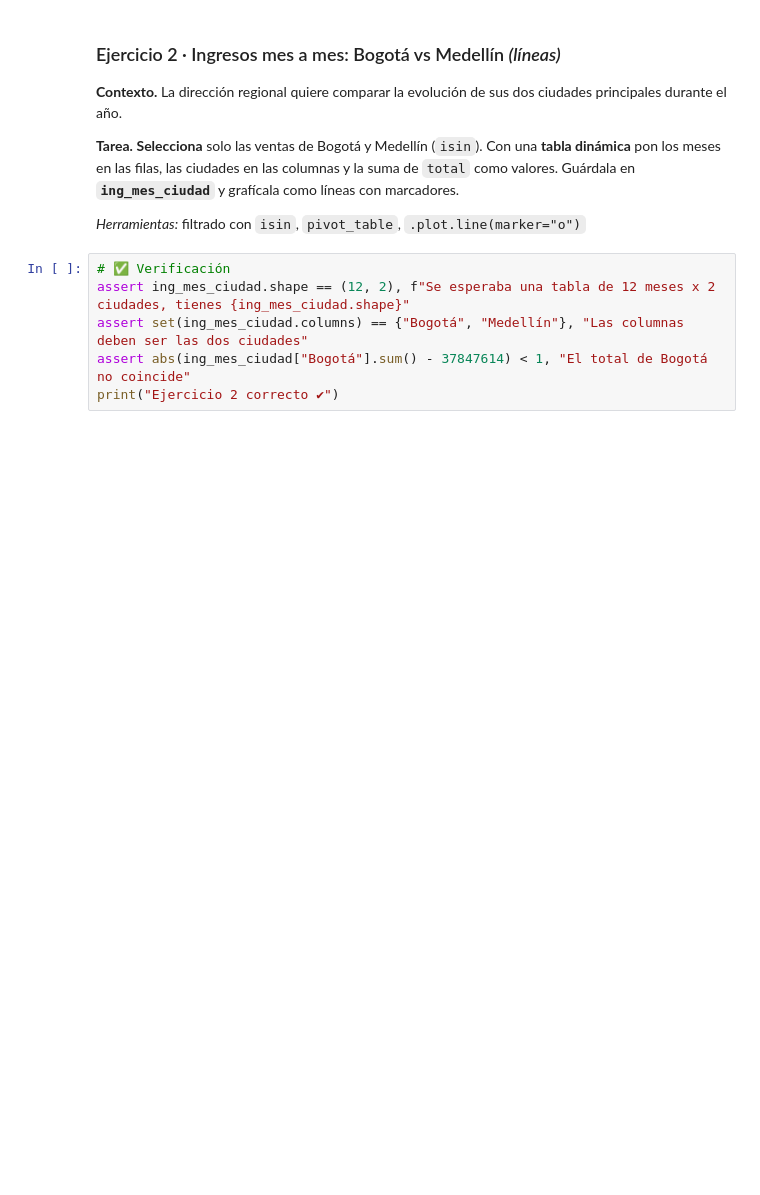
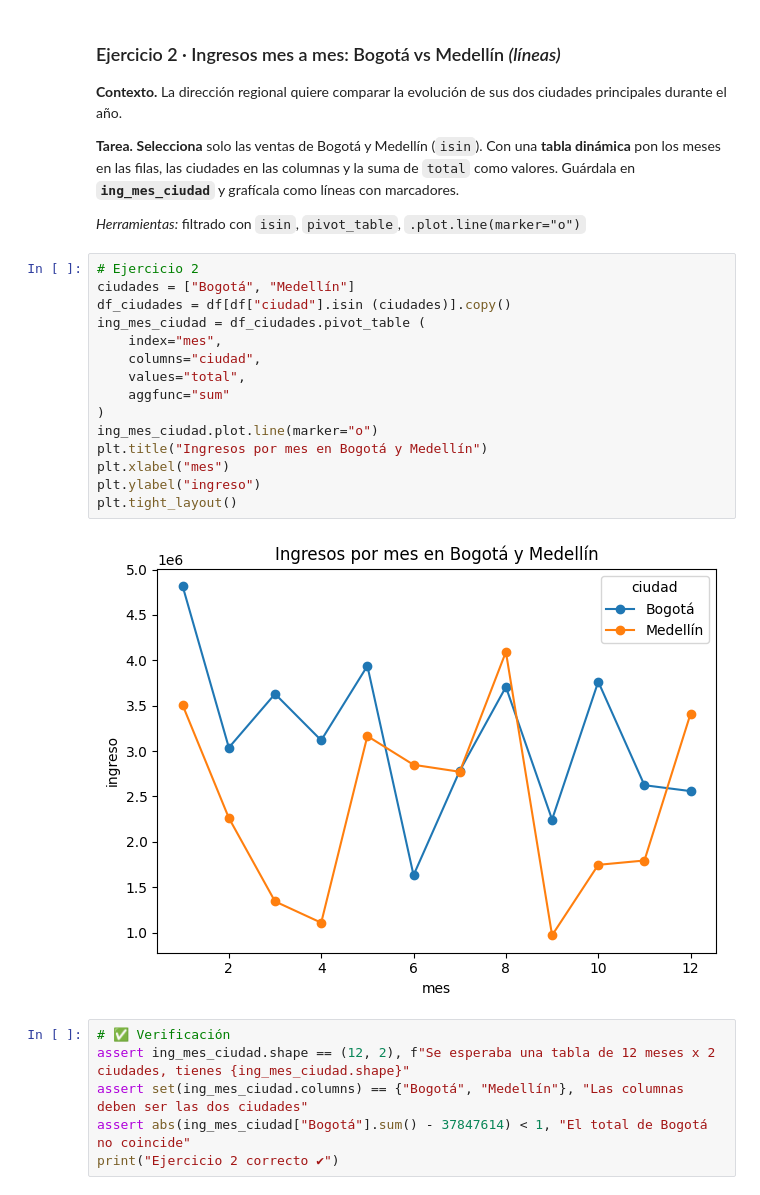
Before and after one commit to Manu26519/Talller_graficas_correcto, a Jupyter notebook: Taller_Graficos_Publicacion.ipynb, the cells around one changed output. Drawn from its saved outputs; the diff is of its cells as text; blank space fills up the shorter version.

```diff
--- a/Taller_Graficos_Publicacion.ipynb
+++ b/Taller_Graficos_Publicacion.ipynb
@@ -83,6 +90,23 @@ print("Ejercicio 1 correcto ✔")
 **Tarea.** **Selecciona** solo las ventas de Bogotá y Medellín (`isin`). Con una **tabla dinámica** pon los meses en las filas, las ciudades en las columnas y la suma de `total` como valores. Guárdala en **`ing_mes_ciudad`** y grafícala como líneas con marcadores.
 
 *Herramientas:* filtrado con `isin`, `pivot_table`, `.plot.line(marker="o")`
+# %%
+# Ejercicio 2
+ciudades = ["Bogotá", "Medellín"]
+df_ciudades = df[df["ciudad"].isin (ciudades)].copy()
+ing_mes_ciudad = df_ciudades.pivot_table (
+    index="mes",
+    columns="ciudad",
+    values="total",
+    aggfunc="sum"
+)
+ing_mes_ciudad.plot.line(marker="o")
+plt.title("Ingresos por mes en Bogotá y Medellín")
+plt.xlabel("mes")
+plt.ylabel("ingreso")
+plt.tight_layout()
+# %% [output]
+[figure, added]
 # %%
 # ✅ Verificación
 assert ing_mes_ciudad.shape == (12, 2), f"Se esperaba una tabla de 12 meses x 2 ciudades, tienes {ing_mes_ciudad.shape}"
```
Also changed, not shown: parts of 1 cell of this notebook.
